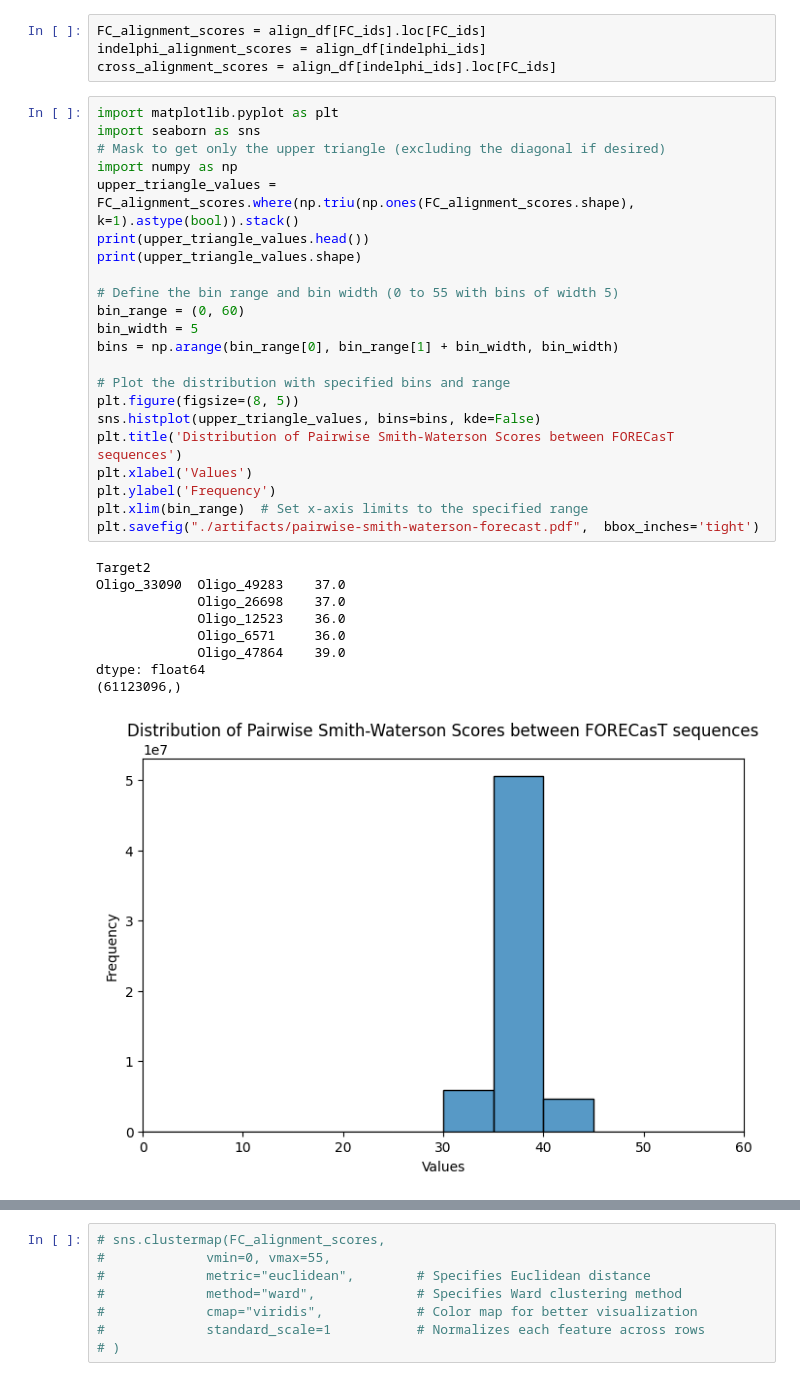
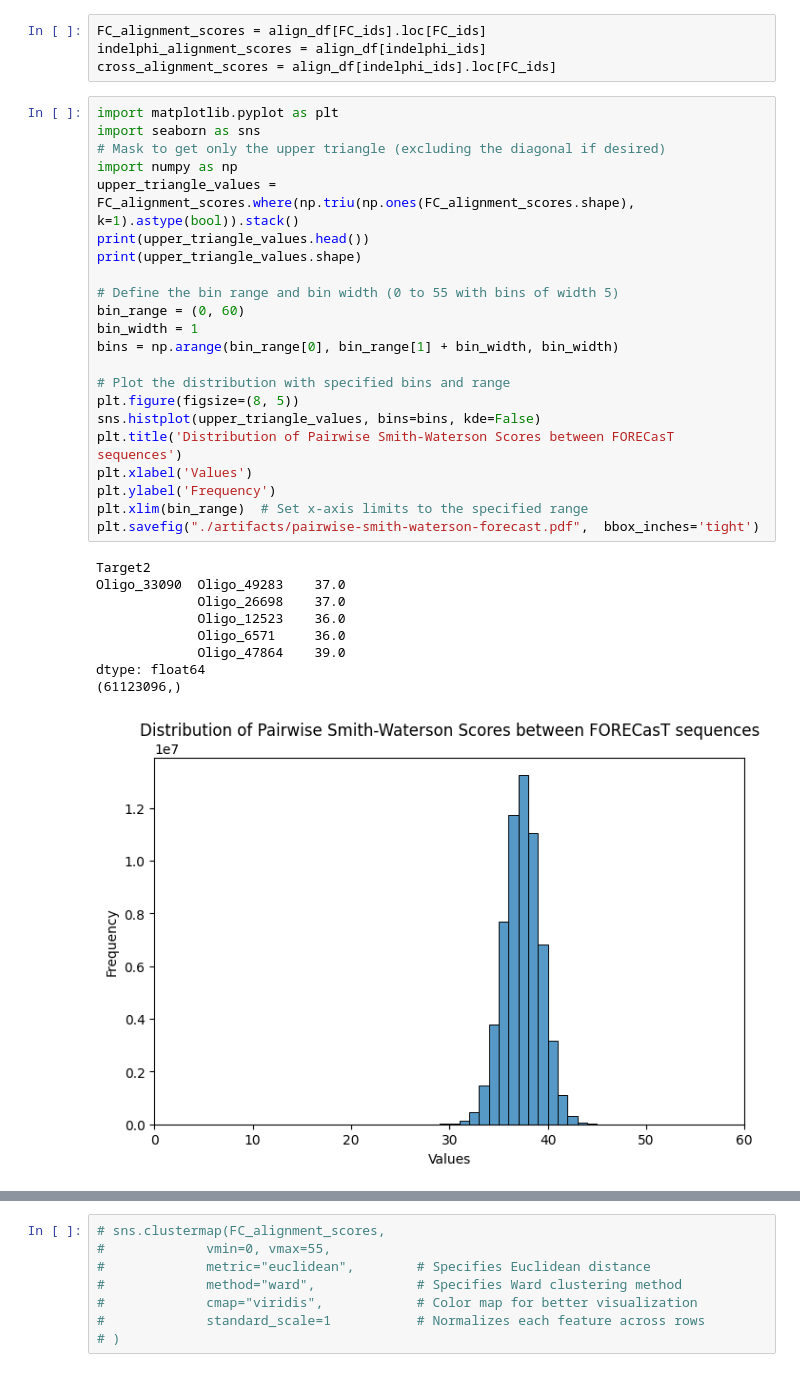
Before and after one commit to zouter/XCRISP, a Jupyter notebook: notebooks/figures/1b.calculating_homology.ipynb, the cells around one changed output, grey strips where cells are left out. Cells and saved outputs as stored; diff of their text form.

```diff
--- a/notebooks/figures/1b.calculating_homology.ipynb
+++ b/notebooks/figures/1b.calculating_homology.ipynb
@@ -80,35 +80,35 @@ cross_alignment_scores = align_df[indelphi_ids].loc[FC_ids]
 # %%
 import matplotlib.pyplot as plt
 import seaborn as sns
 # Mask to get only the upper triangle (excluding the diagonal if desired)
 import numpy as np
 upper_triangle_values = FC_alignment_scores.where(np.triu(np.ones(FC_alignment_scores.shape), k=1).astype(bool)).stack()
 print(upper_triangle_values.head())
 print(upper_triangle_values.shape)
 
 # Define the bin range and bin width (0 to 55 with bins of width 5)
 bin_range = (0, 60)
-bin_width = 5
+bin_width = 1
 bins = np.arange(bin_range[0], bin_range[1] + bin_width, bin_width)
 
 # Plot the distribution with specified bins and range
 plt.figure(figsize=(8, 5))
 sns.histplot(upper_triangle_values, bins=bins, kde=False)
 plt.title('Distribution of Pairwise Smith-Waterson Scores between FORECasT sequences')
 plt.xlabel('Values')
 plt.ylabel('Frequency')
 plt.xlim(bin_range)  # Set x-axis limits to the specified range
 plt.savefig("./artifacts/pairwise-smith-waterson-forecast.pdf",  bbox_inches='tight')
 # %% [output]
 Target2
 Oligo_33090  Oligo_49283    37.0
              Oligo_26698    37.0
              Oligo_12523    36.0
              Oligo_6571     36.0
              Oligo_47864    39.0
 dtype: float64
 (61123096,)
-[figure, old version]
+[figure, new version]
 # %%
 upper_triangle_values = indelphi_alignment_scores.where(np.triu(np.ones(indelphi_alignment_scores.shape), k=1).astype(bool)).stack()
 print(upper_triangle_values.head())
```
Also changed, not shown: parts of 7 cells of this notebook, 6 other files.
